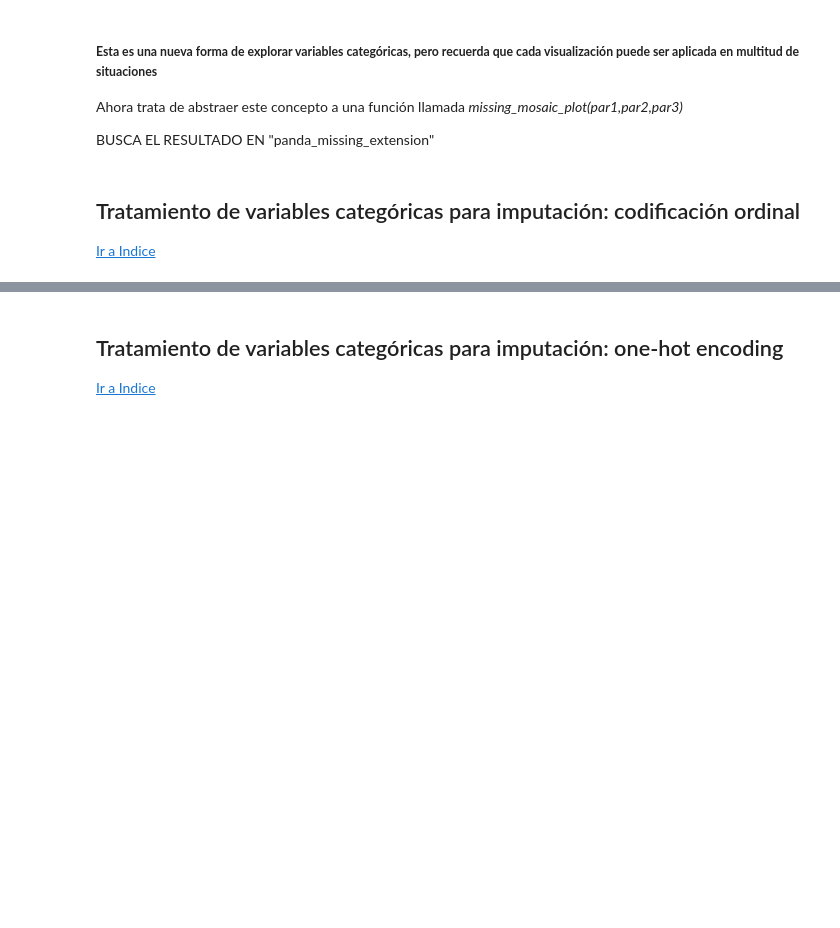
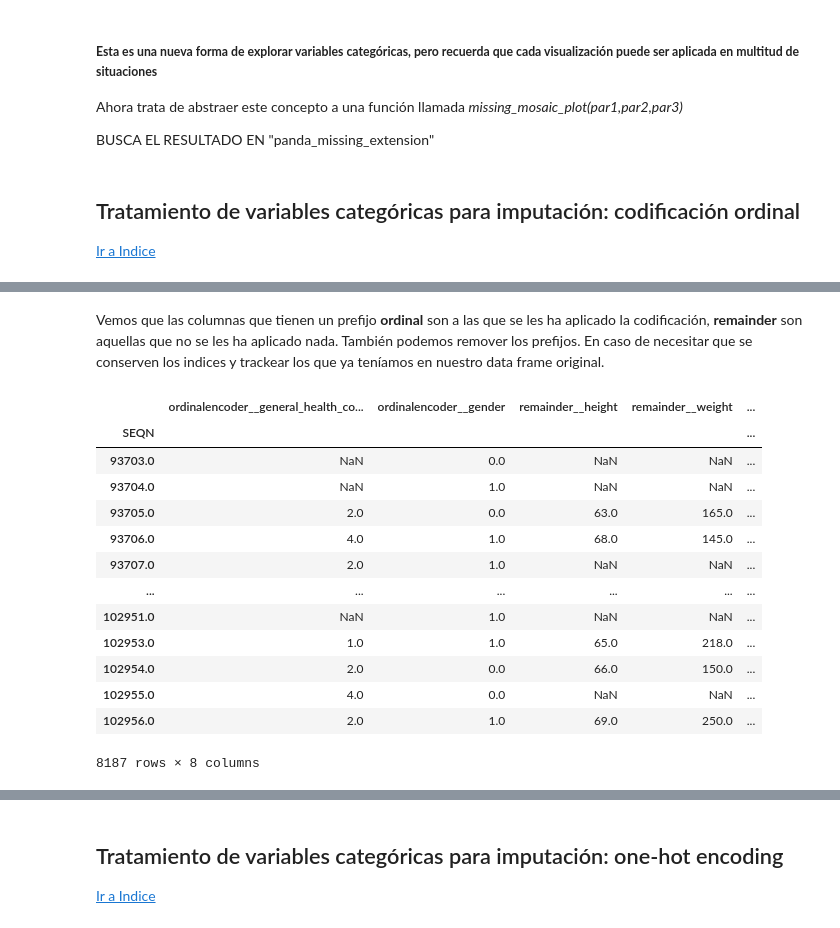
Before and after one commit to DensLopez/imputaci-n, a Jupyter notebook: codes/imputacion.ipynb, the cells around one changed output, grey strips where cells are left out. Saved outputs shown, nothing was run; the diff lists cells and outputs as text; code cells hidden in the pictures; blank space fills up the shorter version.

```diff
--- a/codes/imputacion.ipynb
+++ b/codes/imputacion.ipynb
@@ -1289,0 +1474,25 @@ BUSCA EL RESULTADO EN "panda_missing_extension"
+# %% [markdown]
+Vemos que las columnas que tienen un prefijo **ordinal** son a las que se les ha aplicado la codificación, **remainder** son aquellas que no se les ha aplicado nada. También podemos remover los prefijos. En caso de necesitar que se conserven los indices y trackear los que ya teníamos en nuestro data frame original.
+# %%
+(
+    pd.DataFrame(
+        categorical_transformer.fit_transform(nhanes_df),
+        columns=categorical_transformer.get_feature_names_out(),
+        index=nhanes_df.index
+    )
+)
+# %% [output]
+|  | ordinalencoder__general_health_co... | ordinalencoder__gender | remainder__height | remainder__weight | ... |
+| SEQN |  |  |  |  | ... |
+| 93703.0 | NaN | 0.0 | NaN | NaN | ... |
+| 93704.0 | NaN | 1.0 | NaN | NaN | ... |
+| 93705.0 | 2.0 | 0.0 | 63.0 | 165.0 | ... |
+| 93706.0 | 4.0 | 1.0 | 68.0 | 145.0 | ... |
+| 93707.0 | 2.0 | 1.0 | NaN | NaN | ... |
+| ... | ... | ... | ... | ... | ... |
+| 102951.0 | NaN | 1.0 | NaN | NaN | ... |
+| 102953.0 | 1.0 | 1.0 | 65.0 | 218.0 | ... |
+| 102954.0 | 2.0 | 0.0 | 66.0 | 150.0 | ... |
+| 102955.0 | 4.0 | 0.0 | NaN | NaN | ... |
+| 102956.0 | 2.0 | 1.0 | 69.0 | 250.0 | ... |
+8187 rows × 8 columns
```
Also changed, not shown: parts of 31 cells of this notebook.
